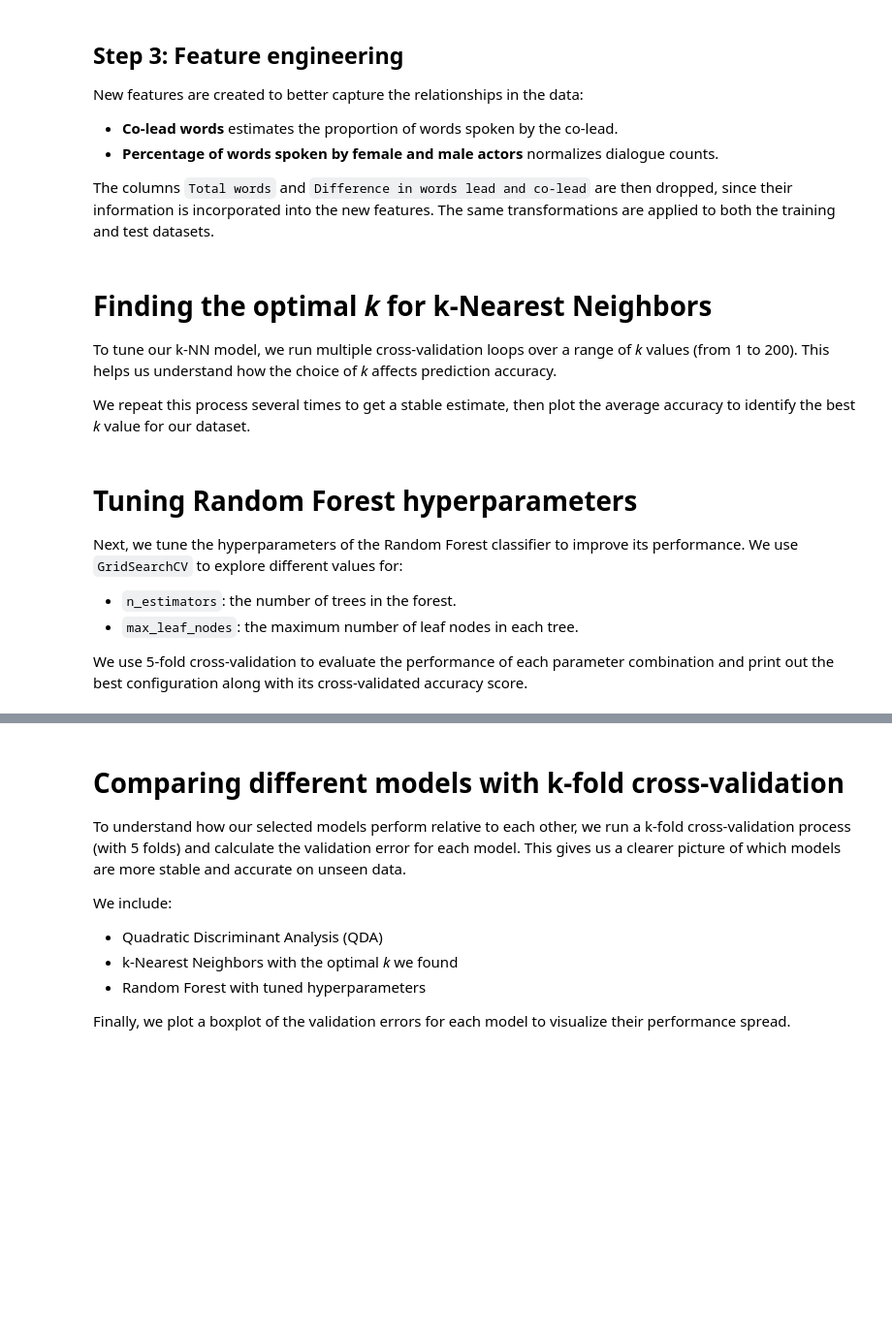
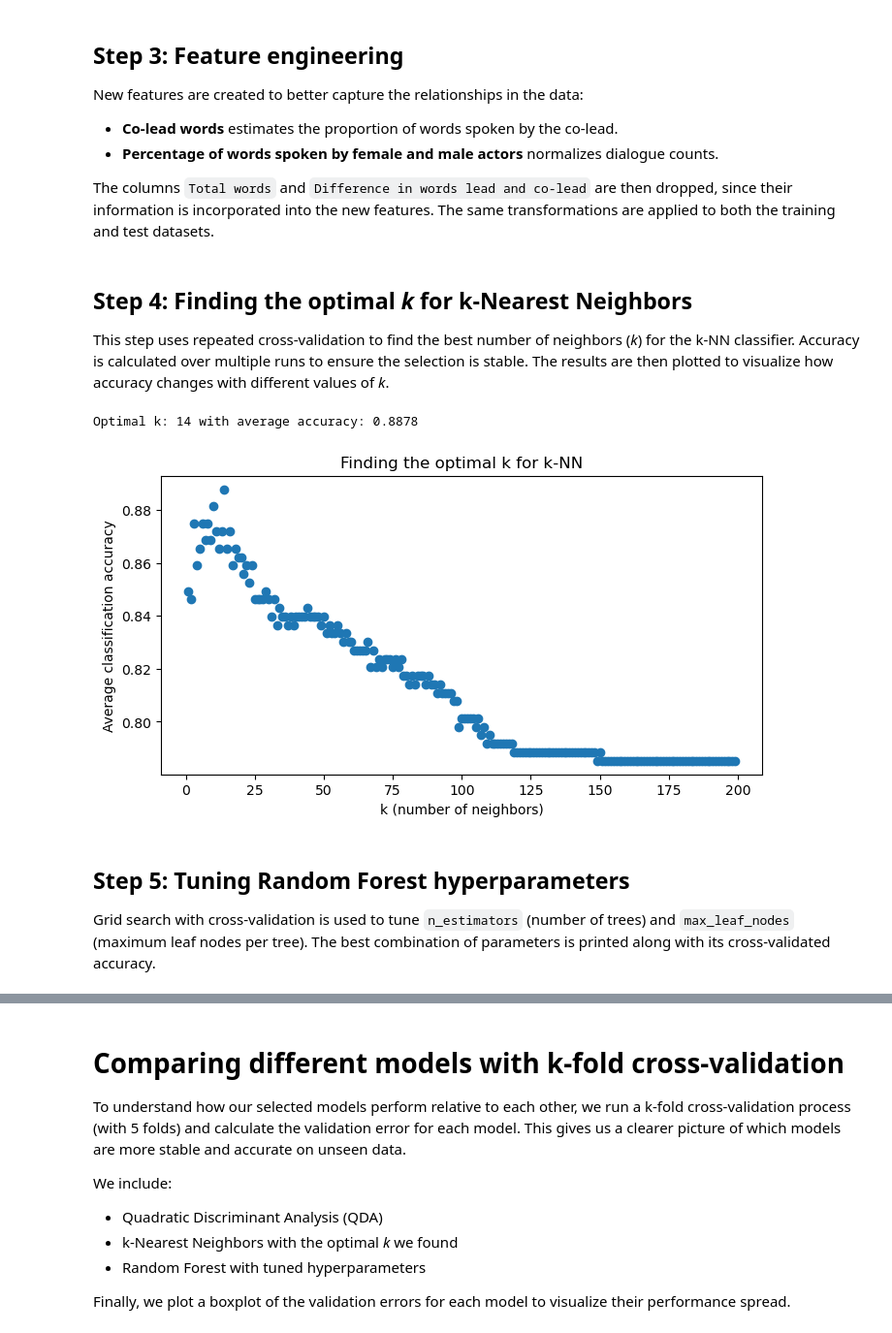
Before and after one commit to RaminMod/film-gender-classification, a Jupyter notebook: notebook/main.ipynb, the cells around one changed output, grey strips where cells are left out. Shown: that part at 97% size. Drawn from its saved outputs; the diff is of its cells as text; code cells hidden in the pictures; blank space fills up the shorter version.

```diff
--- a/notebook/main.ipynb
+++ b/notebook/main.ipynb
@@ -76,57 +81,52 @@ test = test.drop(["Difference in words lead and co-lead", "Total words"], axis=1
 X = train.drop("Lead", axis=1)
 y = train["Lead"]
 # %% [markdown]
-# Finding the optimal *k* for k-Nearest Neighbors
+## Step 4: Finding the optimal *k* for k-Nearest Neighbors
 
-To tune our k-NN model, we run multiple cross-validation loops over a range of *k* values (from 1 to 200).
-This helps us understand how the choice of *k* affects prediction accuracy.
-
-We repeat this process several times to get a stable estimate, then plot the average accuracy
-to identify the best *k* value for our dataset.
+This step uses repeated cross-validation to find the best number of neighbors (*k*)
+for the k-NN classifier. Accuracy is calculated over multiple runs to ensure
+the selection is stable. The results are then plotted to visualize how accuracy
+changes with different values of *k*.
 # %%
-### KNN METHOD ###
-# Cross-validation with repeated splitting to find the optimal k
-
 n_runs = 10
 K = np.arange(1, 200)
 classification = np.zeros((n_runs, len(K)))
 
+# Repeated cross-validation to estimate best k
 for i in range(n_runs):
     x_train, x_val, y_train, y_val = skl_ms.train_test_split(
         X, y, test_size=0.3, random_state=1
     )
-
-    # Rescale data with Standard Scaler
     scaler = skl_pre.StandardScaler().fit(x_train)
 
     for j, k in enumerate(K):
         model = skl_nb.KNeighborsClassifier(n_neighbors=k)
         model.fit(scaler.transform(x_train), y_train)
         prediction = model.predict(scaler.transform(x_val))
         classification[i, j] = np.mean(prediction == y_val)
 
+# Compute average accuracy across runs
 average_classification = np.mean(classification, axis=0)
-
 optimal_k_index = np.argmax(average_classification)
 optimal_k = K[optimal_k_index]
 optimal_accuracy = average_classification[optimal_k_index]
 
-print(f"The optimal k is {optimal_k} with an average accuracy of {optimal_accuracy:.4f}")
+print(f"Optimal k: {optimal_k} with average accuracy: {optimal_accuracy:.4f}")
 
+# Plot accuracy vs k
+plt.figure(figsize=(8, 4))
 plt.scatter(K, average_classification)
 plt.xlabel("k (number of neighbors)")
 plt.ylabel("Average classification accuracy")
 plt.title("Finding the optimal k for k-NN")
 plt.show()
+# %% [output]
+Optimal k: 14 with average accuracy: 0.8878
+[figure, added]
 # %% [markdown]
-# Tuning Random Forest hyperparameters
+## Step 5: Tuning Random Forest hyperparameters
 
-Next, we tune the hyperparameters of the Random Forest classifier to improve its performance.
-We use `GridSearchCV` to explore different values for:
-
-- `n_estimators`: the number of trees in the forest.
-- `max_leaf_nodes`: the maximum number of leaf nodes in each tree.
-
-We use 5-fold cross-validation to evaluate the performance of each parameter combination and
-print out the best configuration along with its cross-validated accuracy score.
+Grid search with cross-validation is used to tune `n_estimators` (number of trees) and
+`max_leaf_nodes` (maximum leaf nodes per tree). The best combination of parameters is printed
+along with its cross-validated accuracy.
 # %%
```
Also changed, not shown: parts of 3 cells of this notebook.
